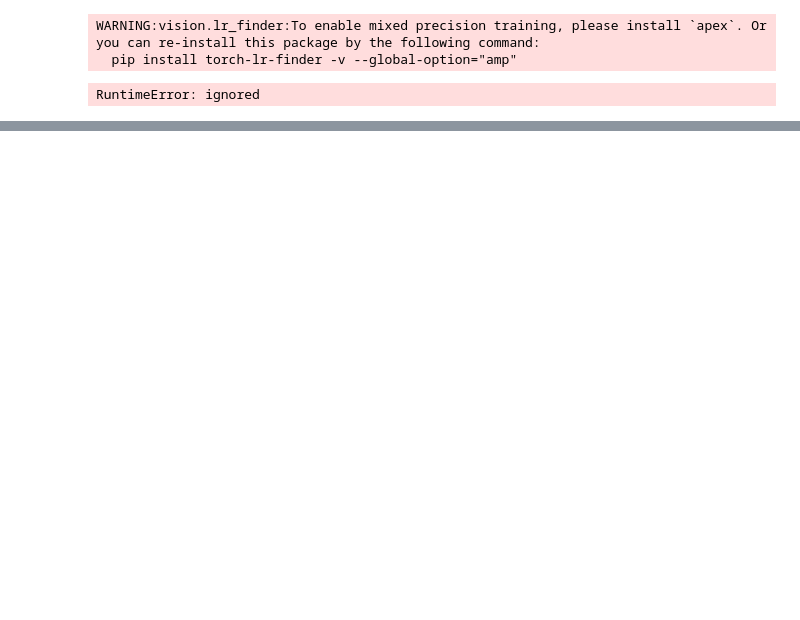
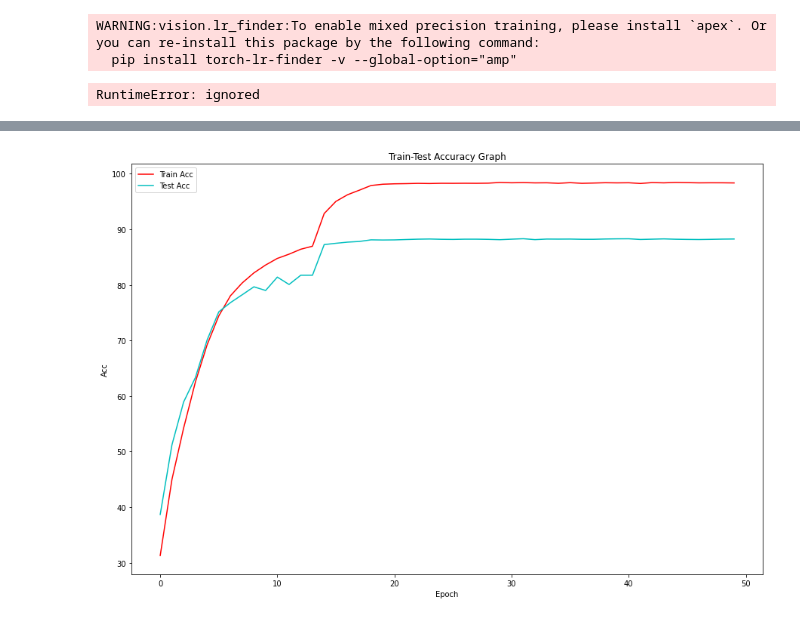
Before and after one commit to hemendra-06/EVA4, a Jupyter notebook: S11/main.ipynb, the cells around one changed output, grey strips where cells are left out. Saved outputs shown, nothing was run; the diff lists cells and outputs as text; code cells hidden in the pictures; blank space fills up the shorter version.

```diff
--- a/S11/main.ipynb
+++ b/S11/main.ipynb
@@ -39,0 +94,7 @@ RuntimeError: ignored
+# %%
+epochs = 2
+L1 = 0
+L2 = 0.0001
+criterion = nn.CrossEntropyLoss()
+optimizer = optim.SGD(Net.parameters(), lr=1e-1,momentum=0.9, weight_decay=L2)#, nesterov=True)
+scheduler = ReduceLROnPlateau(optimizer, factor=0.1, patience = 2,min_lr=1e-5)
@@ -39,0 +103,24 @@ RuntimeError: ignored
+# %%
+use_cuda = torch.cuda.is_available()
+device = torch.device("cuda" if use_cuda else "cpu")
+# %%
+test_acc = []
+train_acc = []
+trainloss_ = []
+testloss_ = []
+losses = []
+accuracies = []
+
+epochs = 50
+for epoch in range(1, epochs + 1):
+    # for param_group in optimizer.param_groups:
+    #   print("lr= ",param_group['lr'])
+    print(f'Epoch {epoch}:')
+    trainacc, loss = train_test_model.train(Net, train_dataloader, device, optimizer, criterion)
+    train_acc.append(trainacc)
+    testacc, loss1 = train_test_model.val(Net, test_dataloader, device, criterion, losses, accuracies)
+    test_acc.append(testacc)
+    trainloss_.append(loss)
+    testloss_.append(loss1)
+    scheduler.step(loss1)
+print('Finished Training')
@@ -39,0 +225,4 @@ RuntimeError: ignored
+# %%
+helper.plot_acc_graph(train_acc, test_acc, epochs)
+# %% [output]
+[figure, added]
```
Also changed, not shown: parts of 15 cells of this notebook.
